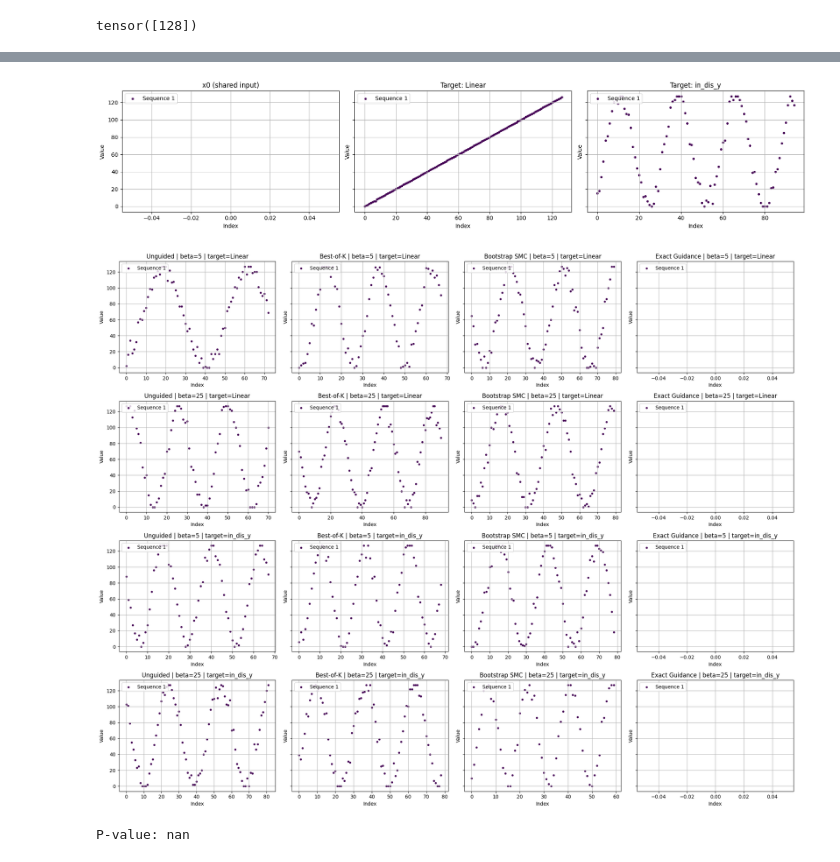
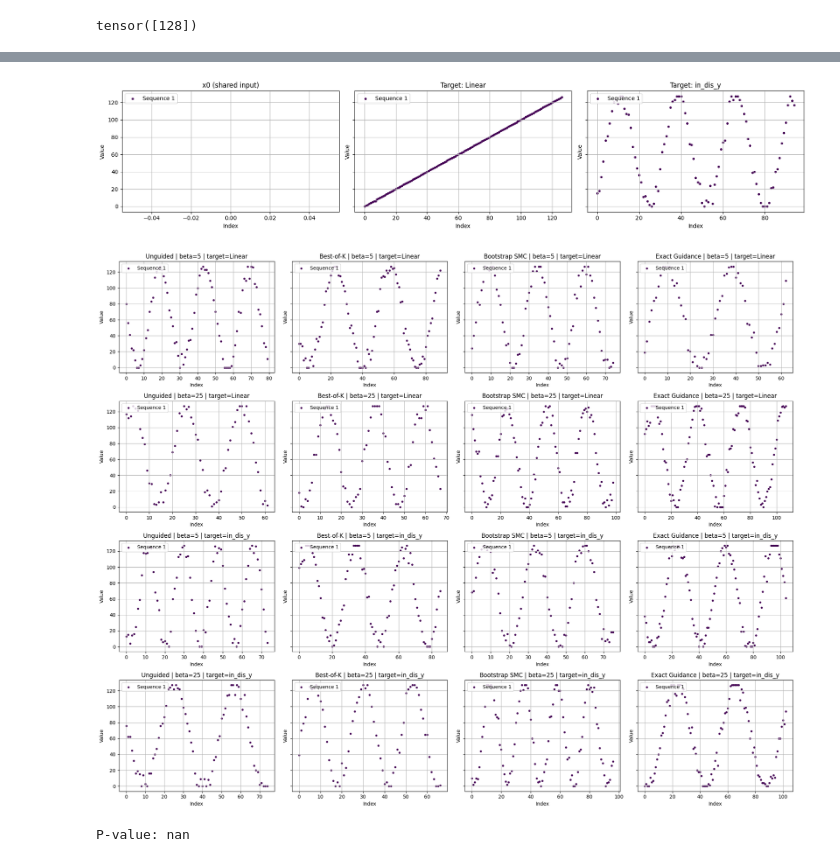
Before and after one commit to upsilonyc/edit-flows-guidance-demo, a Jupyter notebook: main.ipynb, the cells around one changed output, grey strips where cells are left out. Drawn from its saved outputs; the diff is of its cells as text; code cells hidden in the pictures.

```diff
--- a/main.ipynb
+++ b/main.ipynb
@@ -818,7 +818,7 @@ from Levenshtein import distance
 from utils.baselines import *
 from tslearn.metrics import dtw_path
 
-lev = False
+lev = True
 
 def levenshtein(x, y, alpha=5): # (0, 1]
     d = distance(x, y)
@@ -1270,8 +1270,20 @@ def exact_guidance_u(
 
         for i in range(seq_len):
             token_i = int(x_t[b, i].item())
-            if token_i in (BOS_TOKEN, PAD_TOKEN):
+            if token_i == PAD_TOKEN:
                 u_ins_guided[b, i] = 0.0
+                u_sub_guided[b, i] = 0.0
+                u_del_guided[b, i] = 0.0
+                continue
+
+            if token_i == BOS_TOKEN:
+                # Keep BOS immutable for sub/del, but allow insertions after BOS.
+                ins_rates = torch.zeros_like(u_ins[b, i])
+                for tok in semantic_tokens:
+                    x_ins = _virtual_apply_edit(x_tokens, "ins", -1, tok)
+                    ins_rates[tok] = u_ins[b, i, tok] * (float(cached_reward(x_ins) / base_reward)) ** beta
+
+                u_ins_guided[b, i] = torch.clamp(ins_rates, min=0.0)
                 u_sub_guided[b, i] = 0.0
                 u_del_guided[b, i] = 0.0
                 continue
@@ -1734,13 +1746,6 @@ import json
 import numpy as np
 import pandas as pd
 import matplotlib.pyplot as plt
-
-METHOD_SPECS = [
-    ("unguided", "Unguided"),
-    ("best_of_k", "Best-of-K"),
-    ("bootstrap_smc", "Bootstrap SMC"),
-    ("exact_guidance_u", "Exact Guidance"),
-]
 
 seq_df = pd.read_csv("sequences_280.csv")
 
@@ -1784,34 +1789,34 @@ beta_order = sorted(generated["beta"].dropna().astype(int).unique().tolist())
 target_order = ["Linear", "in_dis_y"]
 
 fig2, axes2 = plt.subplots(4, 4, figsize=(20, 16), sharey=True)
 axes2_flat = axes2.flatten()
 panel_idx = 0
 
 for target_name in target_order:
     for beta in beta_order:
         for method_label in method_order:
             row = generated[
                 (generated["target"] == target_name)
                 & (generated["beta"].astype(int) == int(beta))
                 & (generated["method"] == method_label)
             ]
             if row.empty:
                 continue
 
             seq = _decode_sequence(row.iloc[0]["sequence_json"])
             ax = axes2_flat[panel_idx]
             _plot_single_sequence(ax, seq, f"{method_label} | beta={beta} | target={target_name}")
             panel_idx += 1
 
 for idx in range(panel_idx, len(axes2_flat)):
     axes2_flat[idx].axis("off")
 
 fig2.tight_layout()
 plt.savefig('benchmark_7_x1.png')
 plt.show()
 # %% [output]
 [figure]
-[figure, old version]
+[figure, new version]
 # %%
 # statistical significance
 from scipy import stats
```
Also changed, not shown: parts of 1 cell of this notebook, 4 other files.
